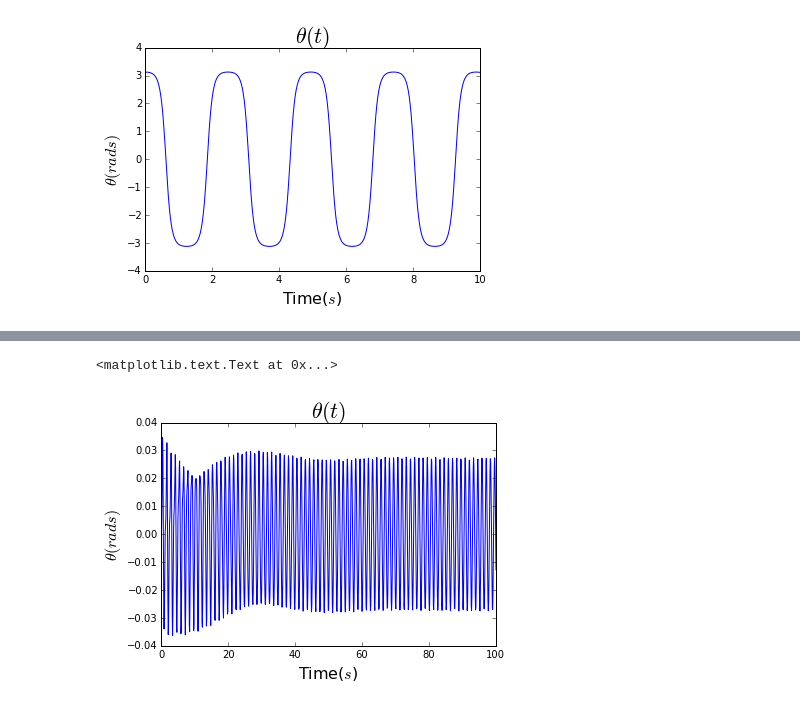
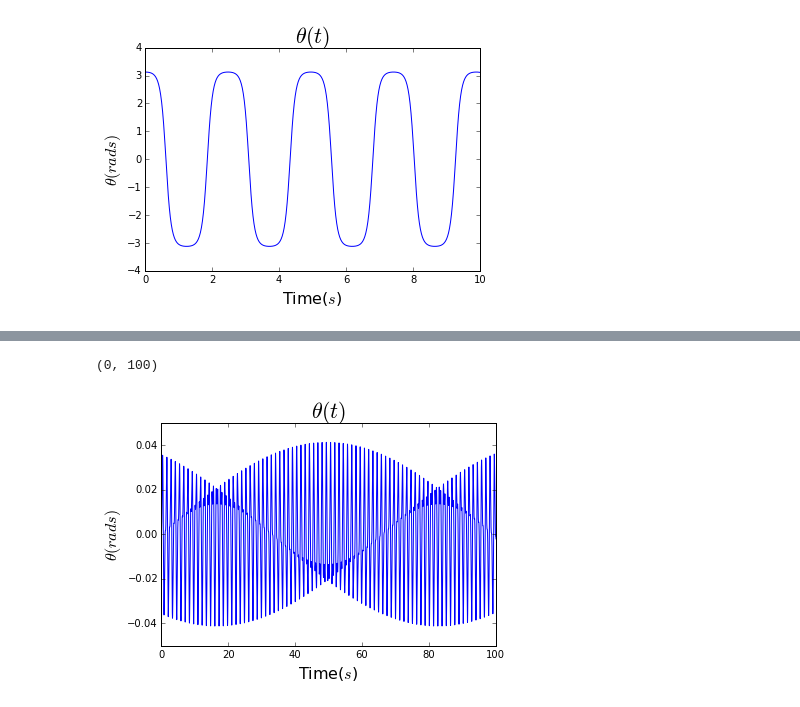
Before and after one commit to willmon16/Weekly-Sessions_partII, a Jupyter notebook: Lab_Exercises_Week-9.ipynb, the cells around one changed output, grey strips where cells are left out. Saved outputs shown, nothing was run; the diff lists cells and outputs as text; code cells hidden in the pictures.

```diff
--- a/Lab_Exercises_Week-9.ipynb
+++ b/Lab_Exercises_Week-9.ipynb
@@ -226,14 +226,16 @@ We then combine $\omega$ and $\theta $ as  a single vector $r$. We can now solve
 import math
 import numpy as np
 
-g = 9.81
-l = 0.1
+g = 9.81  # Acceleration due to gravity(m/s^2)
+l = 0.1  # Length of string(m)
 
-w = 0
-angle = 179*math.pi/180
-interval = np.array([0,10],float)
+w = 0   # Change of theta with respect to time(rad/s)
+angle = 179*math.pi/180  # Initial angle(rad)
+interval = np.array([0,10],float)  # Time interval to be simulated
 
 def pend(t,r):
+    '''
+    '''
     theta = r[0]
     omega = r[1]
     ftheta = omega
@@ -258,26 +265,28 @@ plt.title(r"$\theta(t)$",size = 22)
 # %%
-C = 2
-cap_omega = 5
-t_interval = np.array([0,100],float)
-
-w = 0
-angle = 0*math.pi/180
-
 def driven_pend(t,r,C,cap_O):
+    '''
+    '''
     theta = r[0]
     omega = r[1]
     ftheta = omega
     fomega = -(g/l)*math.sin(theta) + C*math.cos(theta)*math.sin(cap_O*t)
     return np.array([ftheta,fomega],float)
 # %%
-pointsd = solve_coupled(driven_pend,2,[angle,w],t_interval,1000,C,cap_omega,order=4)
+C = 2  # A constant for the driven oscillations(s^-1)
+cap_omega = 5  # A constant for the driven oscillations(s^-1)
+t_interval = np.array([0,100],float) # Time interval to be simulated
+w = 0  # Initial angle(rad)
+angle = 0*math.pi/180  # Change of theta with respect to time(rad/s)
+
+pointsd = solve_coupled(driven_pend,2,[angle,w],t_interval,10000,C,cap_omega,order=4)
 rd = pointsd[:,1]
 td = pointsd[:,0]
 
 plt.plot(td,rd)
 plt.xlabel("Time($s$)",size = 16)
 plt.ylabel(r"$\theta(rads)$",size = 16)
 plt.title(r"$\theta(t)$",size = 22)
+plt.xlim(0,100)
 # %% [output]
-<matplotlib.text.Text at 0x...>
+(0, 100)
-[figure, old version]
+[figure, new version]
```
Also changed, not shown: parts of 2 cells of this notebook.
